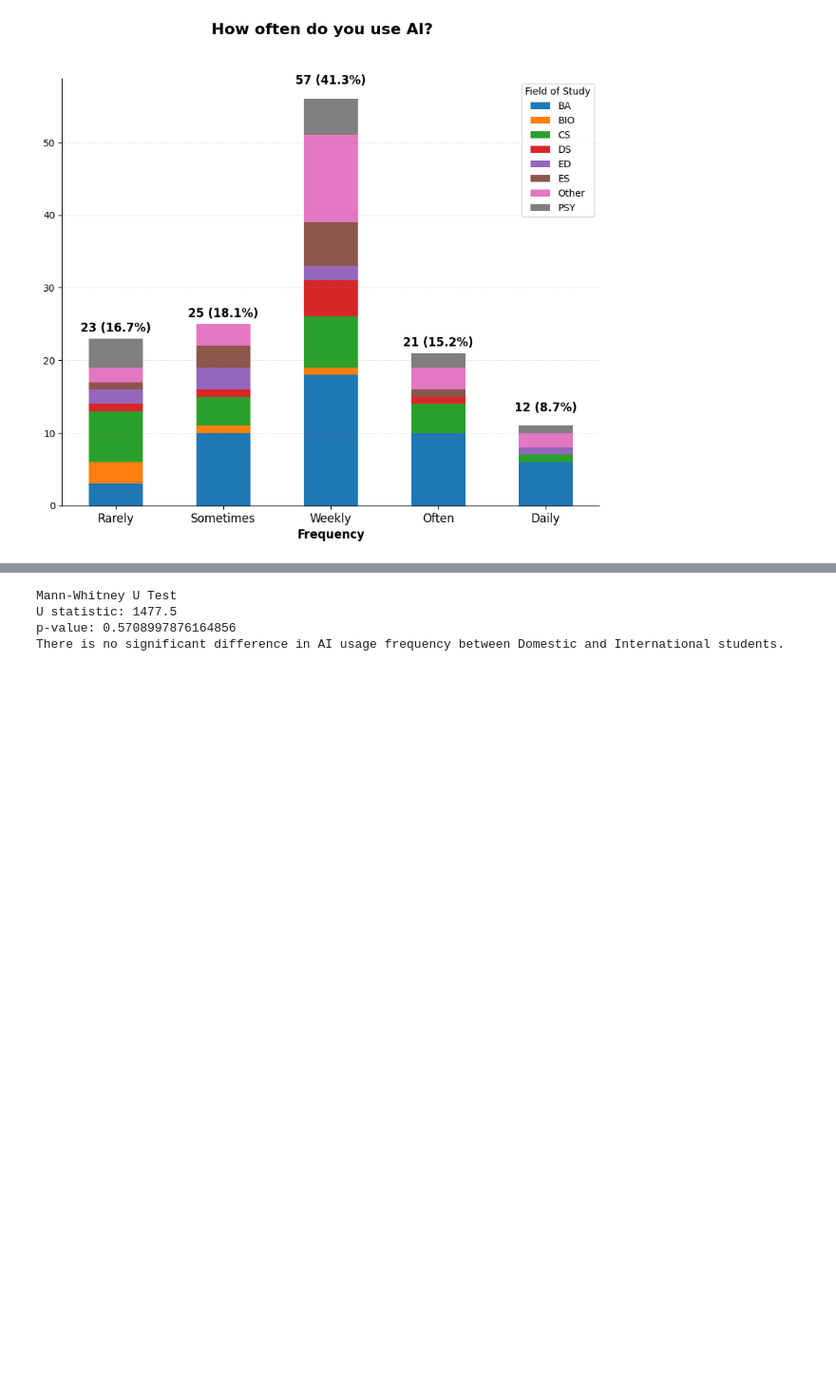
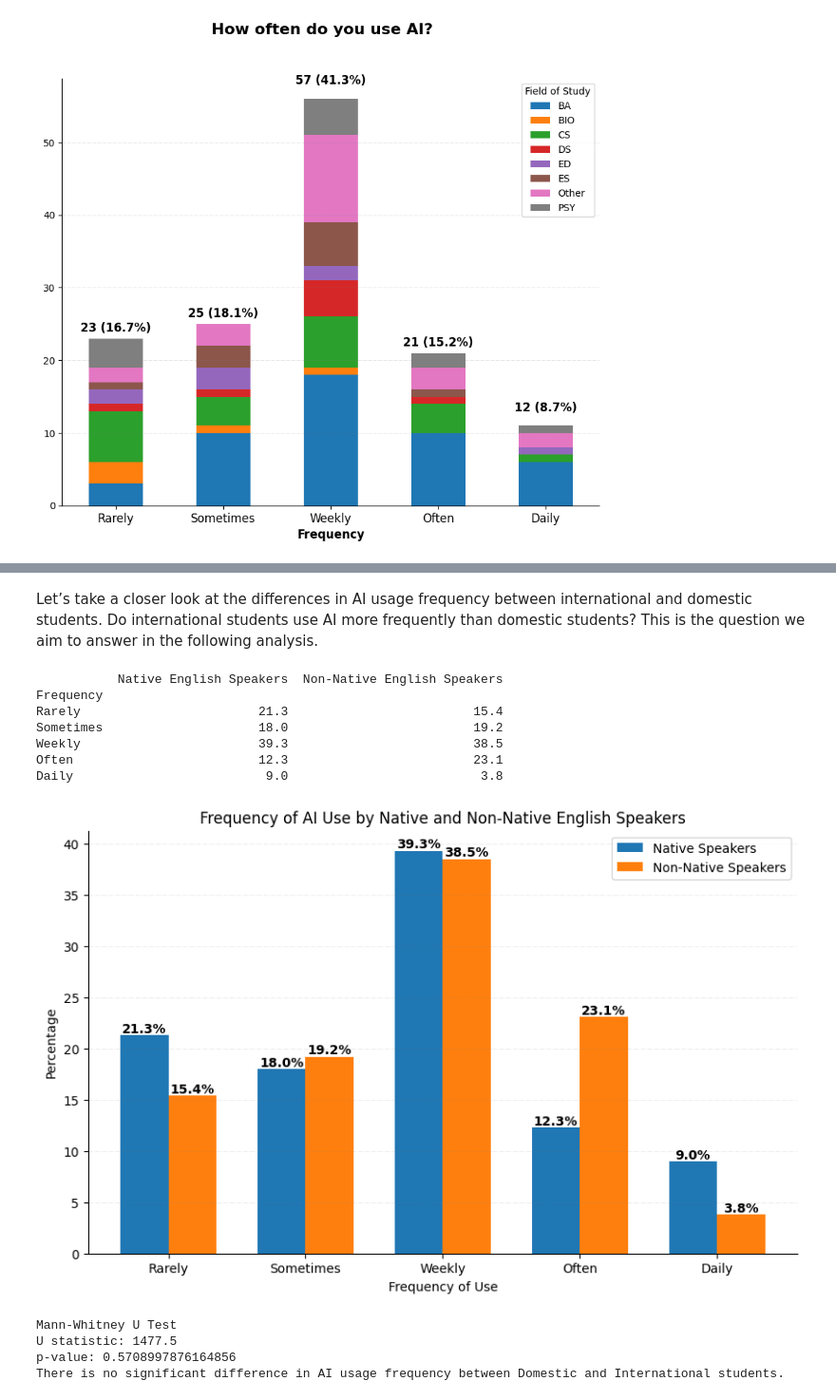
Before and after one commit to cris1618/Mapping-the-use-of-GAI-in-a-higher-educational-context, a Jupyter notebook: AI_usage.ipynb, the cells around one changed output, grey strips where cells are left out. Shown: that part at 95% size. Saved outputs shown, nothing was run; the diff lists cells and outputs as text; code cells hidden in the pictures; blank space fills up the shorter version.

```diff
--- a/AI_usage.ipynb
+++ b/AI_usage.ipynb
@@ -410,3 +427,82 @@ dtype: int64
+# %% [markdown]
+Let’s take a closer look at the differences in AI usage frequency between international and domestic students. Do international students use AI more frequently than domestic students? This is the question we aim to answer in the following analysis.
+# %%
+df1 = df.copy()
+
+value_map = {
+    "1.0": "Rarely",
+    "2.0": "Sometimes",
+    "3.0": "Weekly",
+    "4.0": "Often",
+    "5.0": "Daily"
+}
+
+# Change data type to map value correctly
+df1["Frequency"] = df1["Frequency"].astype(str)
+df1["Frequency"] = df1["Frequency"].map(value_map)
+
+# Define custom category order for the Frequency column
+category_order = pd.CategoricalDtype(categories=["Rarely", "Sometimes", "Weekly", "Often", "Daily"], ordered=True)
+
+# Apply the custom category to the Frequency column
+df1["Frequency"] = df1["Frequency"].astype(category_order)
+
+grouped_data = df1.groupby(["Frequency", "Language"]).size().unstack(fill_value=0)
+
+# Calculate the total count for each language category
+totals = grouped_data.sum(axis=0)
+
+# Calculate percentage for each frequency use within each language category
+percentage_table = (grouped_data / totals * 100).round(1)
+
+# Rename columns for clarity, if needed
+percentage_table.columns = ["Native English Speakers", "Non-Native English Speakers"]
+
+# Display the final table
+print(percentage_table)
+
+# Plot setup
+fig, ax = plt.subplots(figsize=(10, 6))
+
+# Define bar width
+bar_width = 0.35
+
+# Define X-axis positions for each frequency
+r1 = range(len(grouped_data.index))
+r2 = [x + bar_width for x in r1]
+
+# Plot bars
+ax.bar(r1, percentage_table["Native English Speakers"], width=bar_width, label="Native Speakers") #, color='b'
+ax.bar(r2, percentage_table["Non-Native English Speakers"], width=bar_width, label="Non-Native Speakers") # , color='orange'
+
+# Adding a grid
+ax.grid(visible=True, color="grey", linestyle="-.", linewidth=0.5, alpha=0.2, axis="y")
+
+for container in ax.containers:
+    ax.bar_label(container, fmt='%.1f%%', label_type='edge', fontsize=10, weight='bold')
+
+ax.spines['right'].set_visible(False)
+ax.spines['top'].set_visible(False)
+ax.set_xlabel('Frequency of Use')
+ax.set_ylabel('Percentage')
+ax.set_title('Frequency of AI Use by Native and Non-Native English Speakers')
+ax.set_xticks([r + bar_width / 2 for r in range(len(grouped_data.index))])
+ax.set_xticklabels(grouped_data.index)
+
+# Add legend
+ax.legend()
+
+# Show plot
+plt.show()
+# %% [output]
+           Native English Speakers  Non-Native English Speakers
+Frequency
+Rarely                        21.3                         15.4
+Sometimes                     18.0                         19.2
+Weekly                        39.3                         38.5
+Often                         12.3                         23.1
+Daily                          9.0                          3.8
+[figure, added]
 # %%
 # Separate the data by student type
 domestic_students = df[df["Language"] == "Native English Speaker"]["Frequency"]
```
Also changed, not shown: parts of 38 cells of this notebook.
